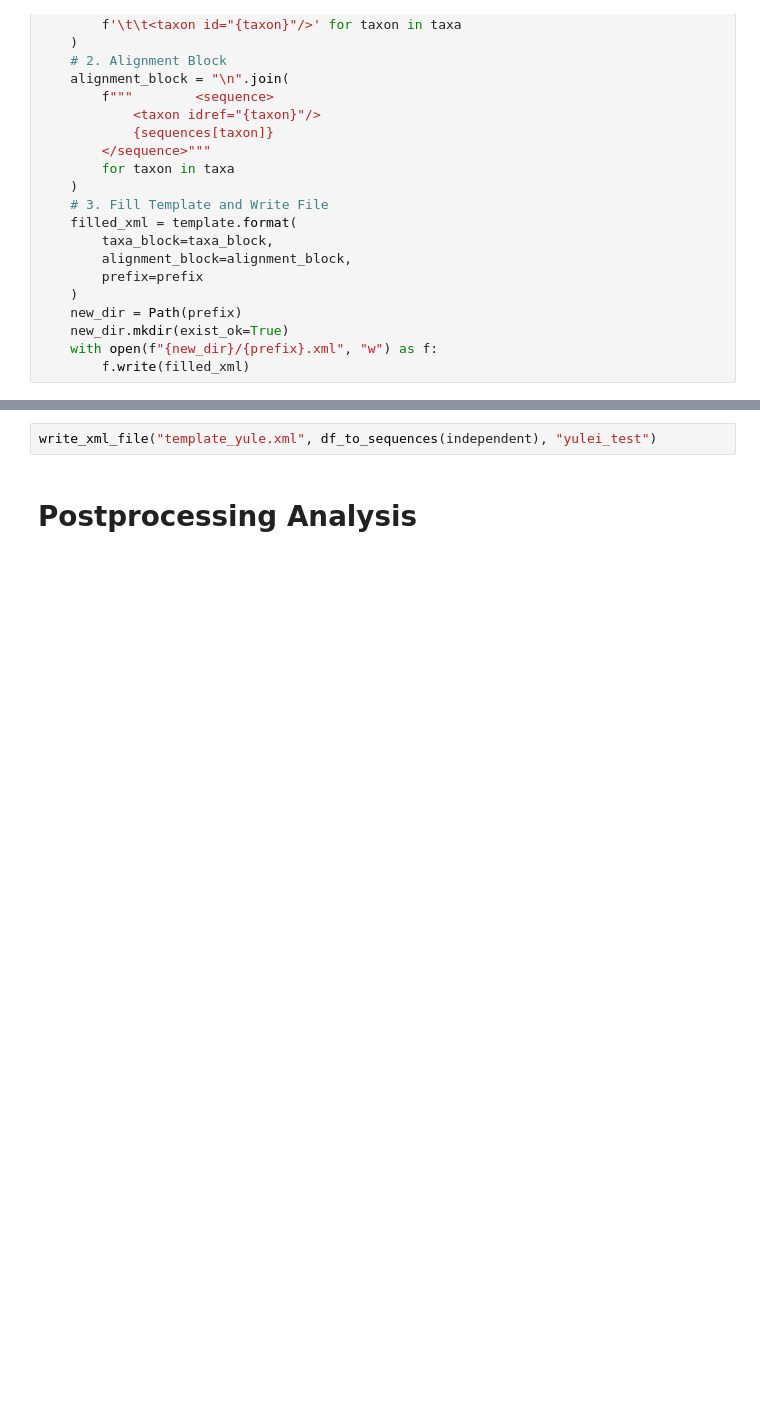
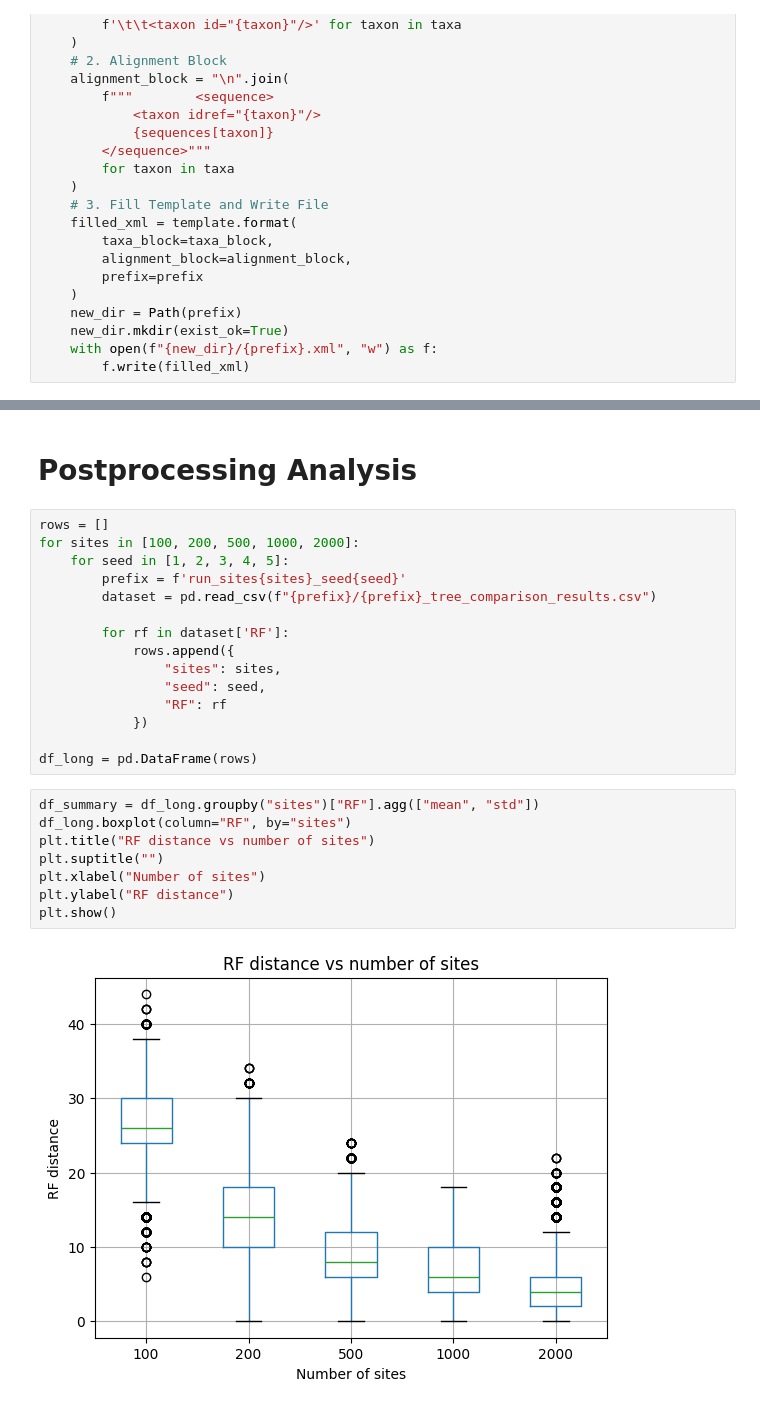
Before and after one commit to jaamestaay/M4R, a Jupyter notebook: data/testing.ipynb, the cells around one changed output, grey strips where cells are left out. Drawn from its saved outputs; the diff is of its cells as text; blank space fills up the shorter version.

Commit message:
completed tree analysis

```diff
--- a/data/testing.ipynb
+++ b/data/testing.ipynb
@@ -507,4 +500,27 @@ print(sum(independent['t4'].values == independent['t3'].values)/len(independent[
-# %%
-write_xml_file("template_yule.xml", df_to_sequences(independent), "yulei_test")
 # %% [markdown]
 # Postprocessing Analysis
+# %%
+rows = []
+for sites in [100, 200, 500, 1000, 2000]:
+    for seed in [1, 2, 3, 4, 5]:
+        prefix = f'run_sites{sites}_seed{seed}'
+        dataset = pd.read_csv(f"{prefix}/{prefix}_tree_comparison_results.csv")
+
+        for rf in dataset['RF']:
+            rows.append({
+                "sites": sites,
+                "seed": seed,
+                "RF": rf
+            })
+
+df_long = pd.DataFrame(rows)
+# %%
+df_summary = df_long.groupby("sites")["RF"].agg(["mean", "std"])
+df_long.boxplot(column="RF", by="sites")
+plt.title("RF distance vs number of sites")
+plt.suptitle("")
+plt.xlabel("Number of sites")
+plt.ylabel("RF distance")
+plt.show()
+# %% [output]
+[figure, added]
```
Also changed, not shown: parts of 5 cells of this notebook.
